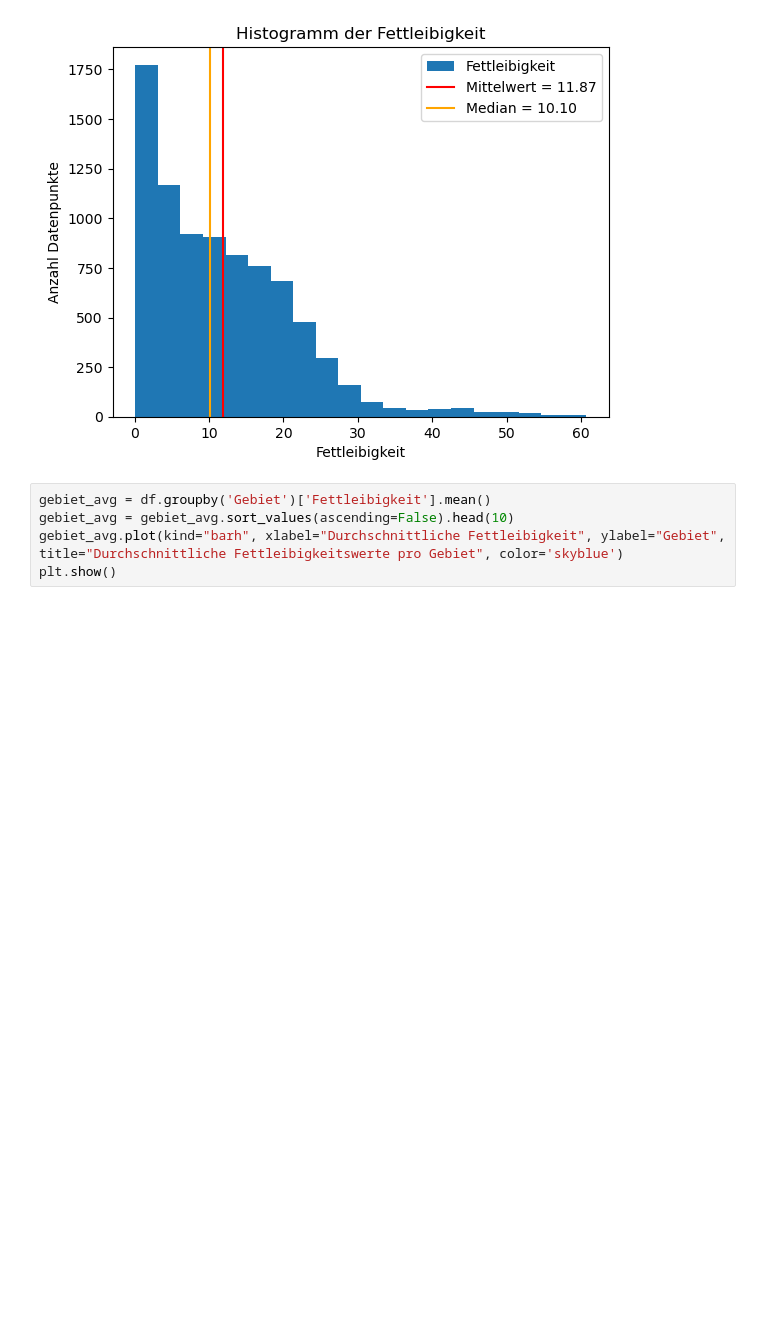
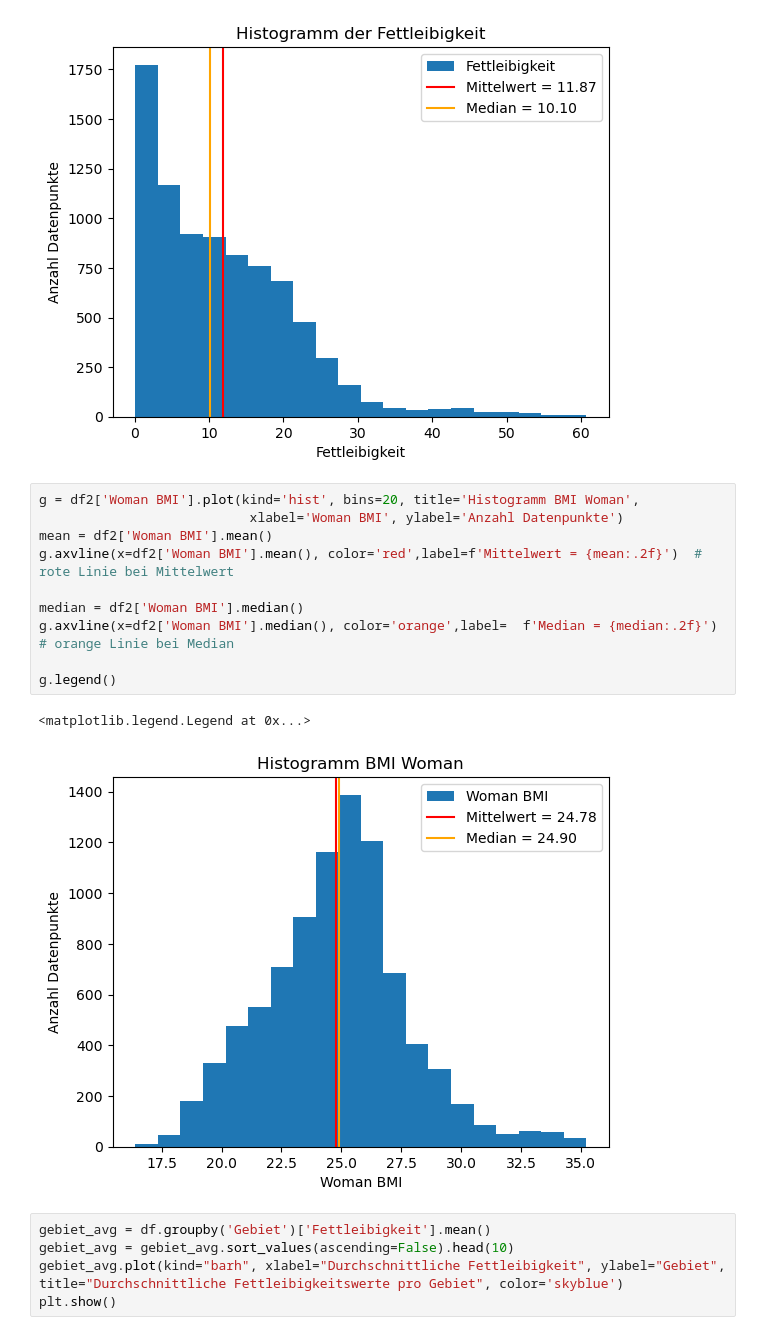
Before and after one commit to simona-cyber/LN-Python, a Jupyter notebook: Grundgerüst_Leistungsnachweis.ipynb, the cells around one changed output. Saved outputs shown, nothing was run; the diff lists cells and outputs as text; blank space fills up the shorter version.

```diff
--- a/Grundgerüst_Leistungsnachweis.ipynb
+++ b/Grundgerüst_Leistungsnachweis.ipynb
@@ -300,6 +453,19 @@ g.legend()
 # %% [output]
 <matplotlib.legend.Legend at 0x...>
 [figure]
+# %%
+g = df2['Woman BMI'].plot(kind='hist', bins=20, title='Histogramm BMI Woman',
+                           xlabel='Woman BMI', ylabel='Anzahl Datenpunkte')
+mean = df2['Woman BMI'].mean()
+g.axvline(x=df2['Woman BMI'].mean(), color='red',label=f'Mittelwert = {mean:.2f}')  # rote Linie bei Mittelwert
+
+median = df2['Woman BMI'].median()
+g.axvline(x=df2['Woman BMI'].median(), color='orange',label=  f'Median = {median:.2f}')  # orange Linie bei Median
+
+g.legend()
+# %% [output]
+<matplotlib.legend.Legend at 0x...>
+[figure, added]
 # %%
 gebiet_avg = df.groupby('Gebiet')['Fettleibigkeit'].mean()
 gebiet_avg = gebiet_avg.sort_values(ascending=False).head(10)
```
Also changed, not shown: parts of 30 cells of this notebook.
